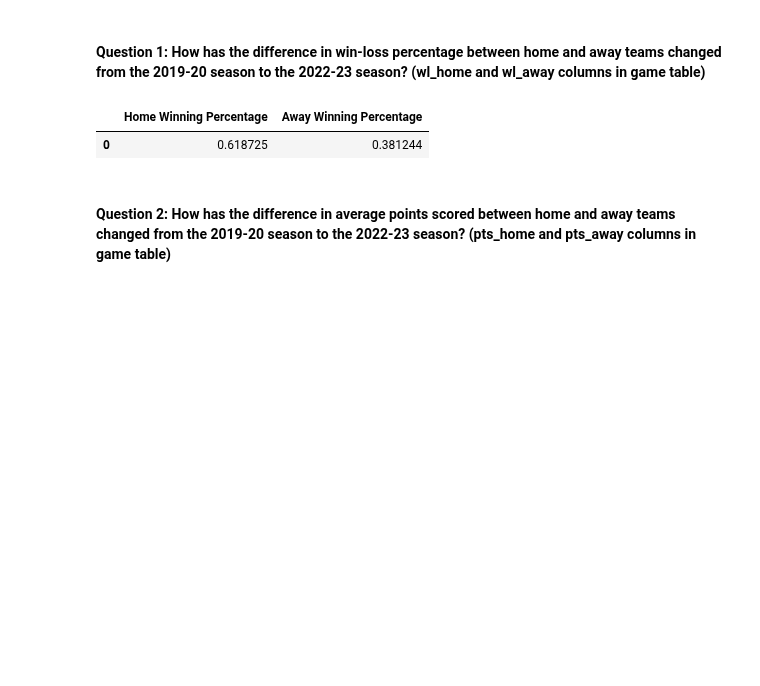
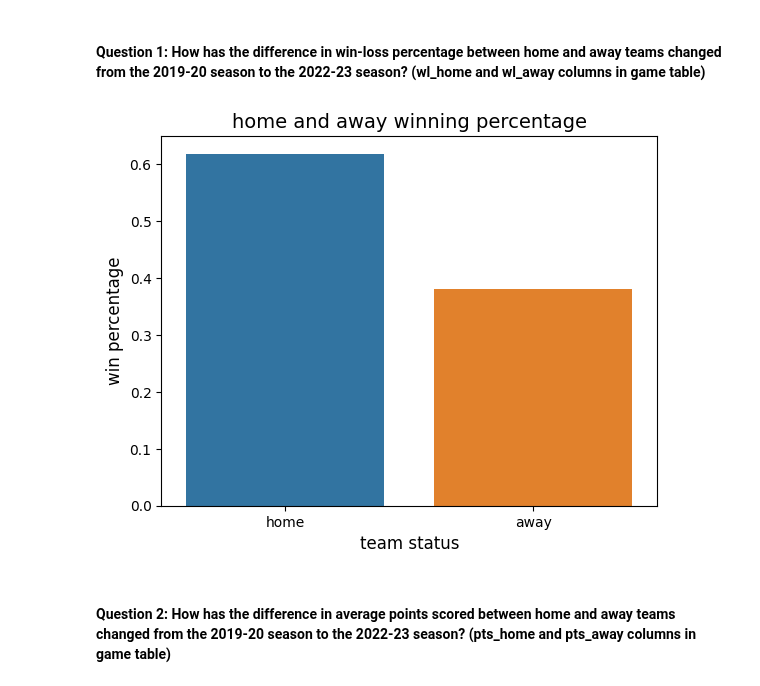
Before and after one commit to thezachdrake/UMD-INST627-Fall2024, a Jupyter notebook: tirfe.ipynb, the cells around one changed output. Drawn from its saved outputs; the diff is of its cells as text; code cells hidden in the pictures; blank space fills up the shorter version.

```diff
--- a/tirfe.ipynb
+++ b/tirfe.ipynb
@@ -18,29 +18,34 @@ con_reading = pd.read_sql_query('SELECT * FROM game', con)
 # %%
 covid_wl = pd.read_sql_query("SELECT wl_home, wl_away, season_id FROM game WHERE season_id", con)
 covid_wl = covid_wl.replace('W', 1)
 covid_wl = covid_wl.replace('L', 0)
 
 count_win = 1
 
 # calculating the winning percentage of home and away game
 def winning_percentage(game_column):
     game_list = covid_wl[game_column].to_list()
     total = len(game_list)
     win = game_list.count(count_win)
     return win / total
 
 # home winning percentage
 home_game = winning_percentage('wl_home')
 # away winning percentage
 away_game = winning_percentage('wl_away')
 
 home_away_winning_percentage = {'Home Winning Percentage': [home_game],
                             'Away Winning Percentage': [away_game]}
 home_away_winning_percentage = pd.DataFrame(home_away_winning_percentage)
 home_away_winning_percentage
+ax = sns.barplot(data=home_away_winning_percentage)
+ax.set_title('home and away winning percentage', fontsize=14)
+ax.set_xlabel('team status', fontsize=12)
+ax.set_ylabel('win percentage', fontsize=12)
+ax.set_xticklabels(['home', 'away'], fontsize=10)
+plt.show()
 # %% [output]
-|  | Home Winning Percentage | Away Winning Percentage |
-| 0 | 0.618725 | 0.381244 |
+[figure, added]
 # %% [markdown]
 #### Question 2: How has the difference in average points scored between home and away teams changed from the 2019-20 season to the 2022-23 season? (pts_home and pts_away columns in game table)
 # %%
```
Also changed, not shown: parts of 6 cells of this notebook.
